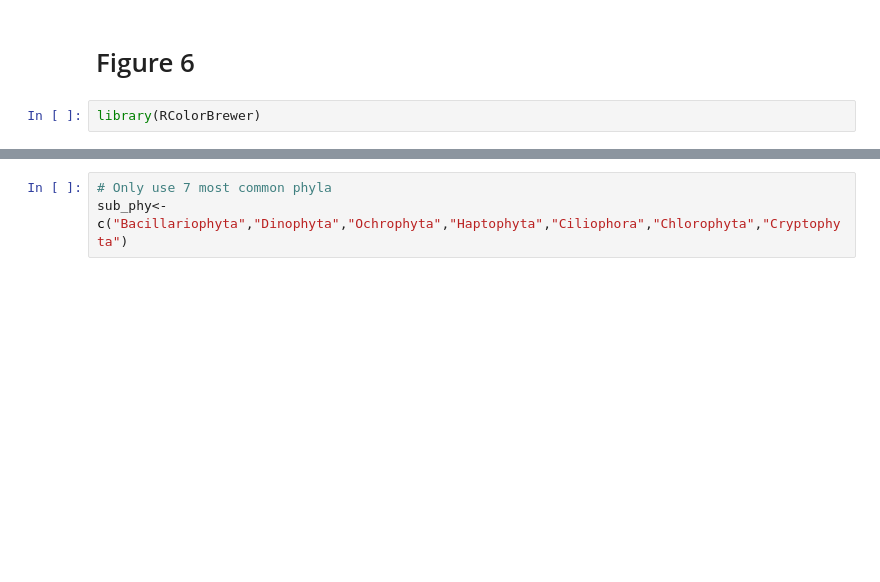
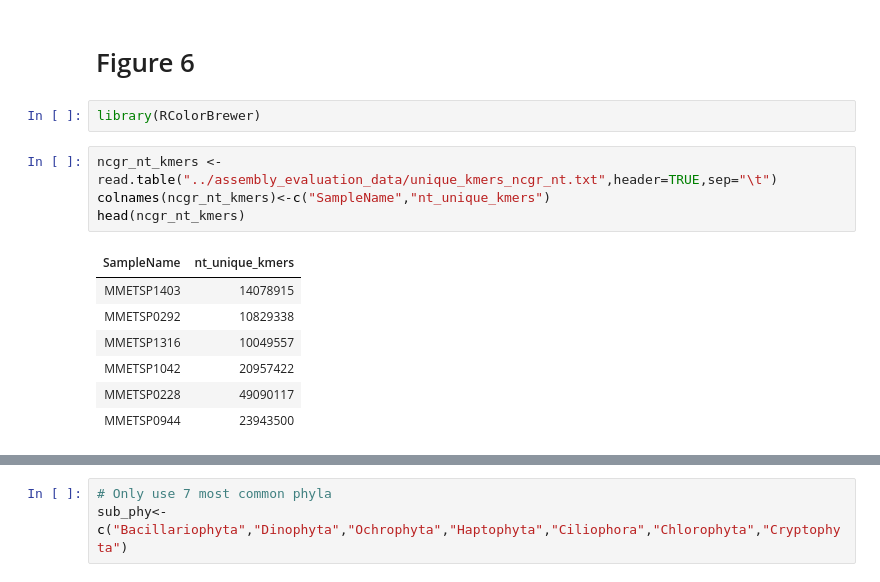
Before and after one commit to johnsolk/MMETSP, a Jupyter notebook: notebooks/MMETSP_unique_kmers_dammitgenenames.ipynb, the cells around one changed output, grey strips where cells are left out. Cells and saved outputs as stored; diff of their text form; blank space fills up the shorter version.

```diff
--- a/notebooks/MMETSP_unique_kmers_dammitgenenames.ipynb
+++ b/notebooks/MMETSP_unique_kmers_dammitgenenames.ipynb
@@ -2,6 +2,18 @@
 # Figure 6
 # %%
 library(RColorBrewer)
+# %%
+ncgr_nt_kmers <- read.table("../assembly_evaluation_data/unique_kmers_ncgr_nt.txt",header=TRUE,sep="\t")
+colnames(ncgr_nt_kmers)<-c("SampleName","nt_unique_kmers")
+head(ncgr_nt_kmers)
+# %% [output]
+| SampleName | nt_unique_kmers |
+| MMETSP1403 | 14078915 |
+| MMETSP0292 | 10829338 |
+| MMETSP1316 | 10049557 |
+| MMETSP1042 | 20957422 |
+| MMETSP0228 | 49090117 |
+| MMETSP0944 | 23943500 |
 # %%
 dib_ncgr_kmers <- read.csv("../assembly_evaluation_data/MMETSP_all_evaluation_matrix.csv")
 dib_ncgr_kmers <- dib_ncgr_kmers[,c("SampleName","Phylum","dib_assembly_unique_kmers","ncgr_assembly_unique_kmers")]
```
Also changed, not shown: parts of 3 cells of this notebook, 3 other files.
